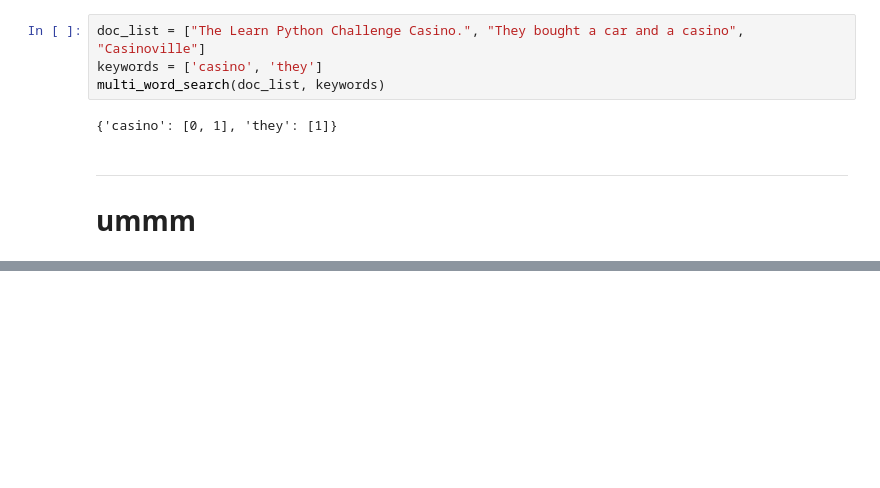
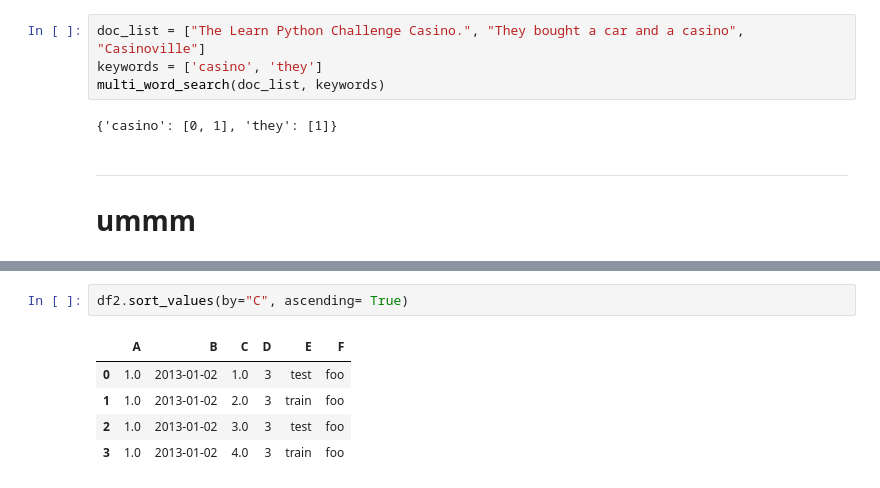
Before and after one commit to fyenne/pythonAAE, a Jupyter notebook: 6363_6/convert_to_md/python_kag.ipynb, the cells around one changed output, grey strips where cells are left out. Cells and saved outputs as stored; diff of their text form; blank space fills up the shorter version.

```diff
--- a/6363_6/convert_to_md/python_kag.ipynb
+++ b/6363_6/convert_to_md/python_kag.ipynb
@@ -528,0 +579,8 @@ multi_word_search(doc_list, keywords)
+# %%
+df2.sort_values(by="C", ascending= True)
+# %% [output]
+|  | A | B | C | D | E | F |
+| 0 | 1.0 | 2013-01-02 | 1.0 | 3 | test | foo |
+| 1 | 1.0 | 2013-01-02 | 2.0 | 3 | train | foo |
+| 2 | 1.0 | 2013-01-02 | 3.0 | 3 | test | foo |
+| 3 | 1.0 | 2013-01-02 | 4.0 | 3 | train | foo |
```
Also changed, not shown: parts of 9 cells of this notebook.
